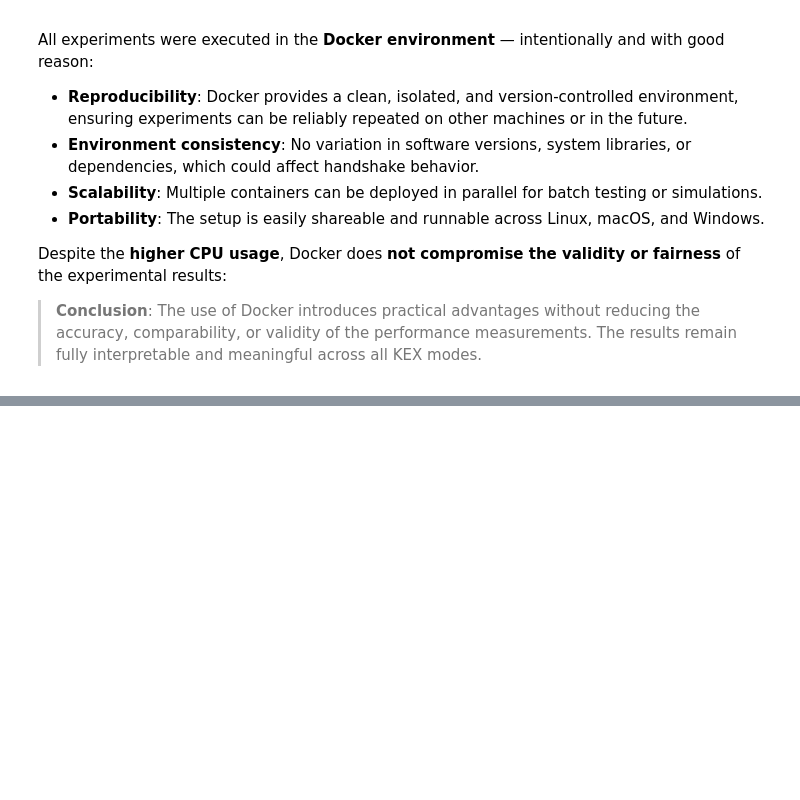
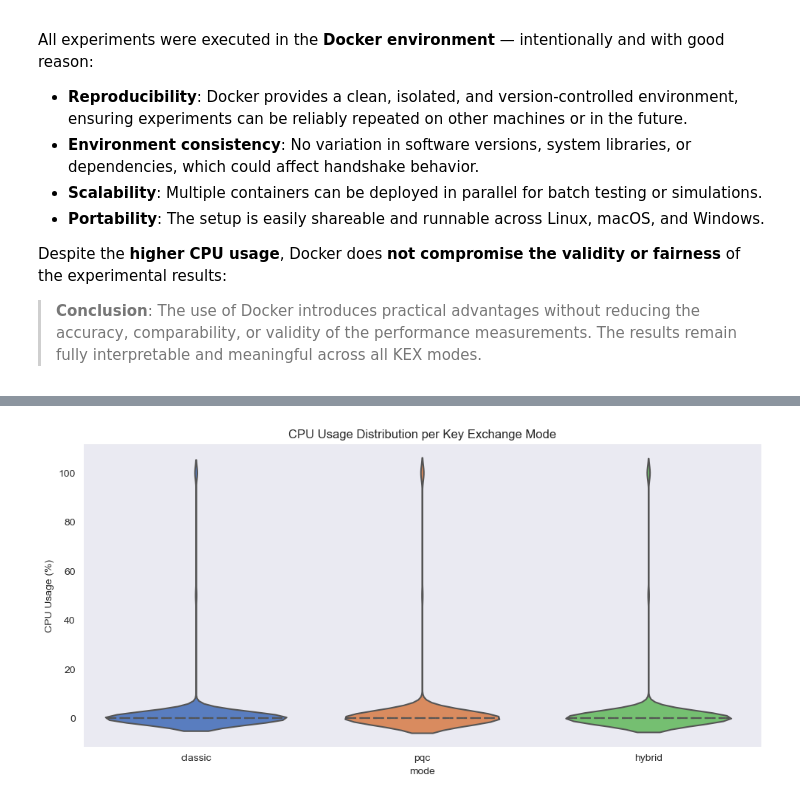
Before and after one commit to LucaBreh/HybridKEX, a Jupyter notebook: analytics/notebooks/03_analysis_and_visualization.ipynb, the cells around one changed output, grey strips where cells are left out. Cells and saved outputs as stored; diff of their text form; code cells hidden in the pictures; blank space fills up the shorter version.

```diff
--- a/analytics/notebooks/03_analysis_and_visualization.ipynb
+++ b/analytics/notebooks/03_analysis_and_visualization.ipynb
@@ -338,0 +442,11 @@ Despite the **higher CPU usage**, Docker does **not compromise the validity or f
+# %%
+plt.figure(figsize=(10, 5))
+sns.violinplot(data=df_plot, x="mode", y="cpu_percent", palette="muted", inner="quartile")
+plt.title("CPU Usage Distribution per Key Exchange Mode")
+plt.ylabel("CPU Usage (%)")
+plt.grid(axis="y")
+#plt.yscale("log")
+plt.tight_layout()
+plt.show()
+# %% [output]
+[figure, added]
```
Also changed, not shown: parts of 9 cells of this notebook.
